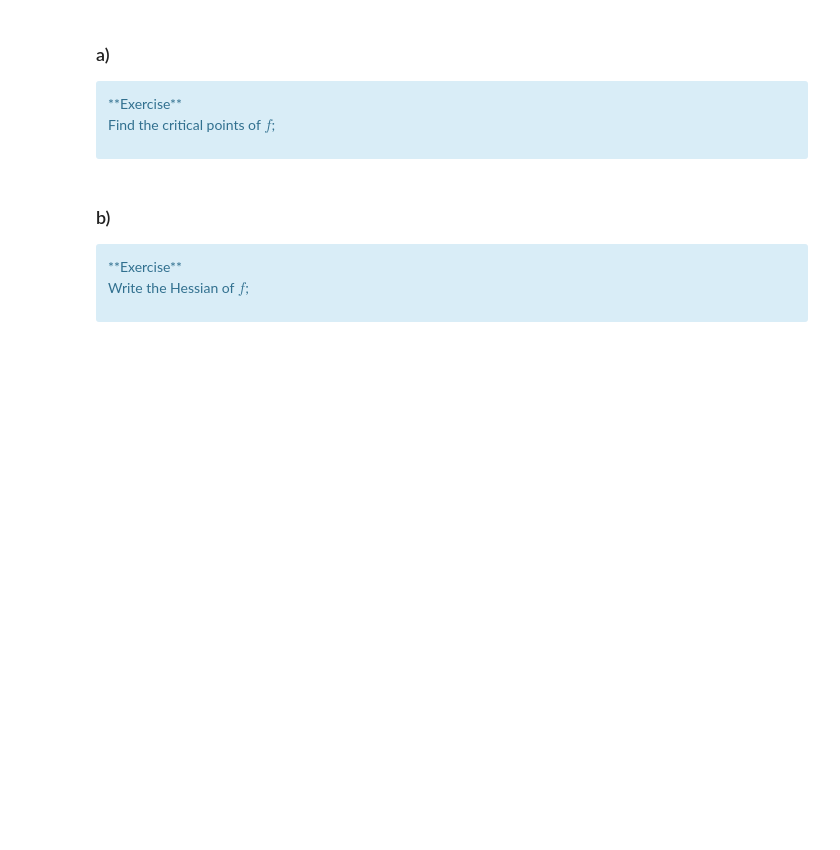
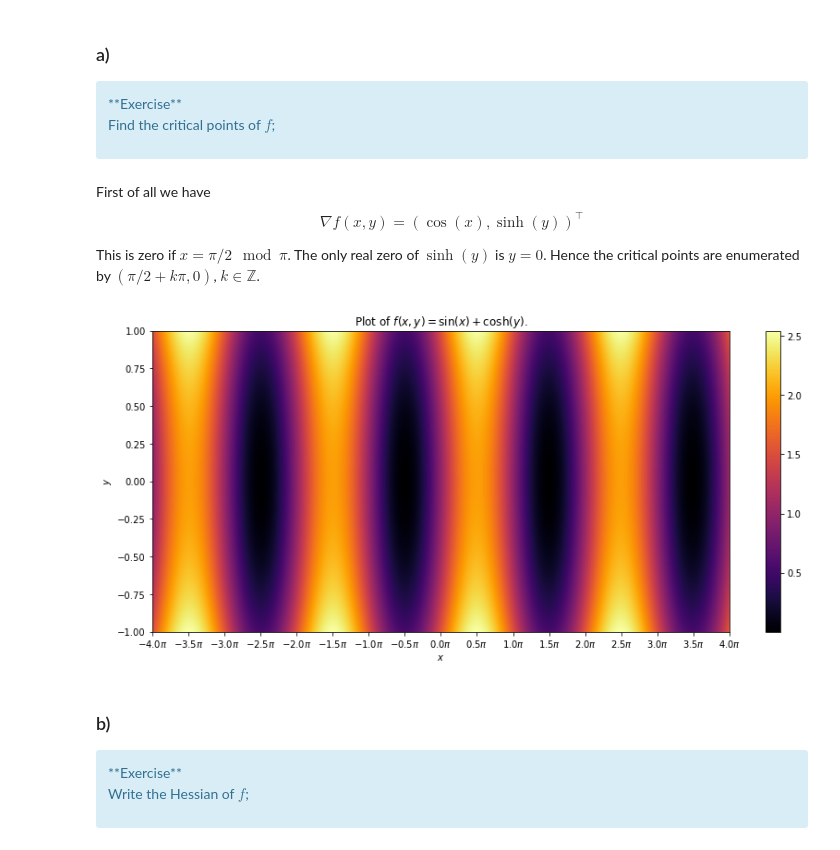
Before and after one commit to anhnguyendepocen/optimization-II-2021, a Jupyter notebook: notebooks/week1.ipynb, the cells around one changed output. Cells and saved outputs as stored; diff of their text form; code cells hidden in the pictures; blank space fills up the shorter version.

```diff
--- a/notebooks/week1.ipynb
+++ b/notebooks/week1.ipynb
@@ -122,6 +262,39 @@ $$
 Find the critical points of $f$;
 
 </div>
+# %% [markdown]
+First of all we have
+$$
+    \nabla f(x,y) = (\cos(x), \sinh(y))^\top
+$$
+
+This is zero if $x = \pi/2\mod \pi$. The only real zero of $\sinh(y)$ is $y=0$. Hence the critical points are enumerated by $(\pi/2+k\pi,0)$, $k\in \mathbb Z$.
+# %%
+import matplotlib.pyplot as plt
+import numpy as np
+
+# Create a (300,300) matrix of values of $f$ at different points
+xmin, xmax = (-4 * np.pi, 4 * np.pi)
+ymin, ymax = (-1, 1)
+n_points = 300
+x, y = np.meshgrid(np.linspace(xmin, xmax, n_points), np.linspace(ymin, ymax, n_points))
+f = np.sin(x) + np.cosh(y)
+
+# Plot the result using plt.imshow
+plt.figure(figsize=(14, 6))
+plt.title("Plot of $f(x,y)=\sin(x)+\cosh(y)$.")
+plt.imshow(f, extent=[xmin, xmax, ymin, ymax], aspect="auto", cmap="inferno")
+plt.xticks(
+    ticks=np.arange(xmin, xmax + 0.001, np.pi / 2),
+    labels=[
+        f"${x:.1f}\pi$" for x in np.arange(xmin / np.pi, xmax / np.pi + 0.001, 0.5)
+    ],
+)
+plt.xlabel("$x$")
+plt.ylabel("$y$")
+plt.colorbar();
+# %% [output]
+[figure, added]
 # %% [markdown]
 ### b)
 <div class="alert alert-info">
```
Also changed, not shown: parts of 13 cells of this notebook, 2 other files.
